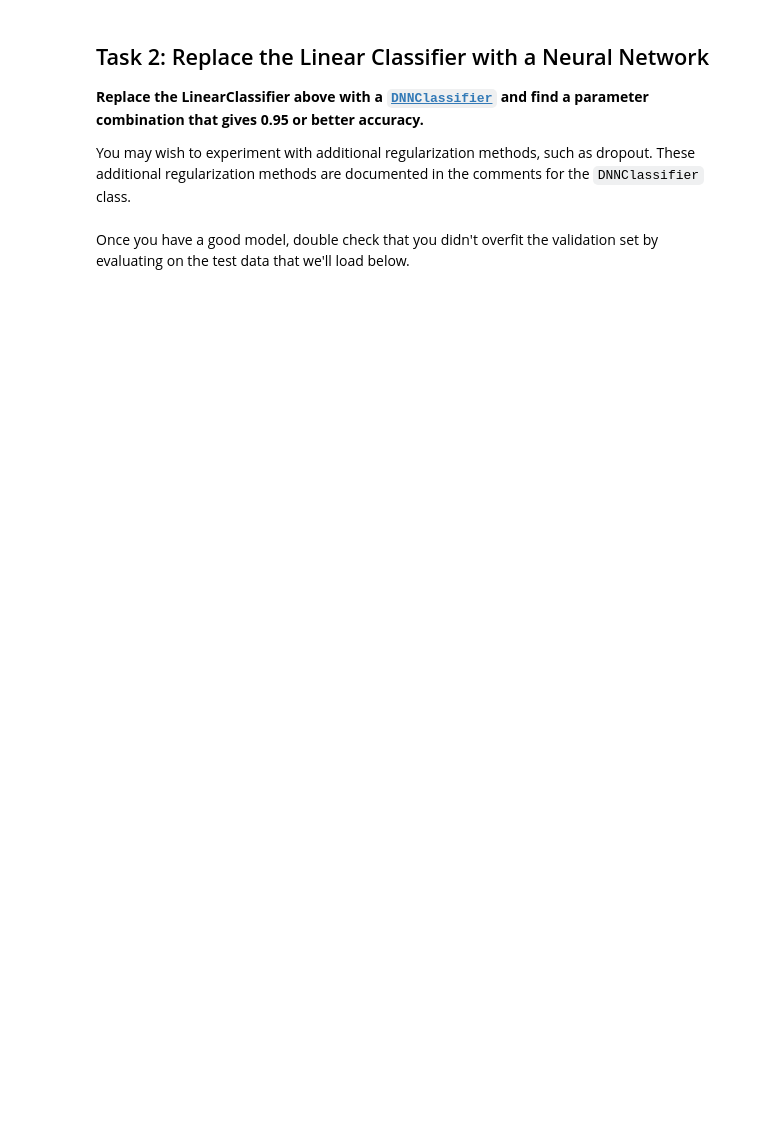
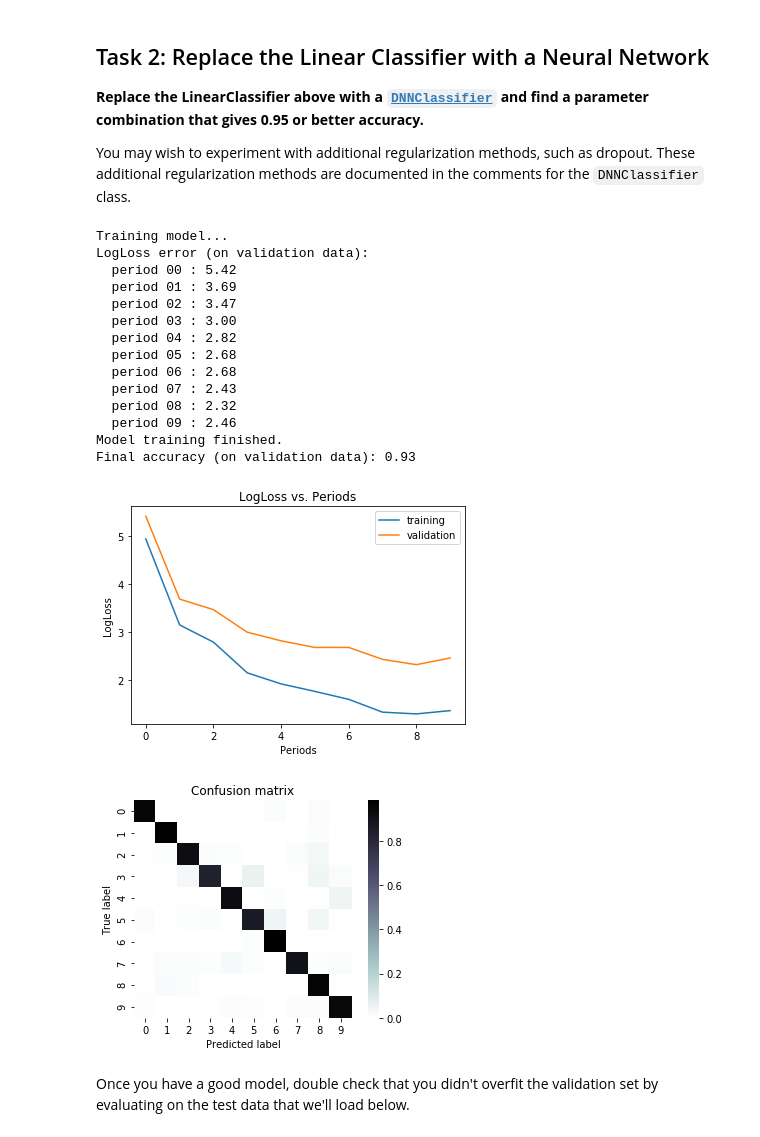
Before and after one commit to FeniXVRN/google-ml-crach-course, a Jupyter notebook: multi_class_classification_of_handwritten_digits.ipynb, the cells around one changed output. Drawn from its saved outputs; the diff is of its cells as text; code cells hidden in the pictures; blank space fills up the shorter version.

```diff
--- a/multi_class_classification_of_handwritten_digits.ipynb
+++ b/multi_class_classification_of_handwritten_digits.ipynb
@@ -340,3 +537,30 @@ You may wish to experiment with additional regularization methods, such as dropo
+# %%
+classifier = train_DNNClassifier_model(
+    learning_rate=0.03,
+    steps=1000,
+    batch_size=30,
+    hidden_units=[50, 50],
+    training_examples=training_examples,
+    training_targets=training_targets,
+    validation_examples=validation_examples,
+    validation_targets=validation_targets)
+# %% [output]
+Training model...
+LogLoss error (on validation data):
+  period 00 : 5.42
+  period 01 : 3.69
+  period 02 : 3.47
+  period 03 : 3.00
+  period 04 : 2.82
+  period 05 : 2.68
+  period 06 : 2.68
+  period 07 : 2.43
+  period 08 : 2.32
+  period 09 : 2.46
+Model training finished.
+Final accuracy (on validation data): 0.93
+[figure, added]
+[figure, added]
 # %% [markdown]
 Once you have a good model, double check that you didn't overfit the validation set by evaluating on the test data that we'll load below.
 # %%
```
Also changed, not shown: parts of 20 cells of this notebook.
